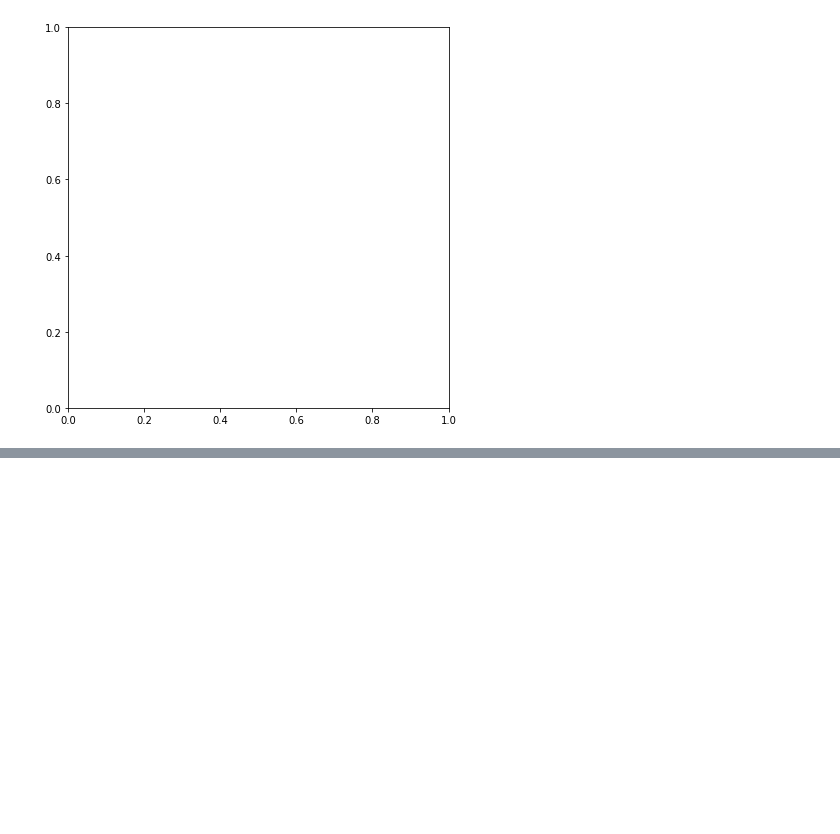
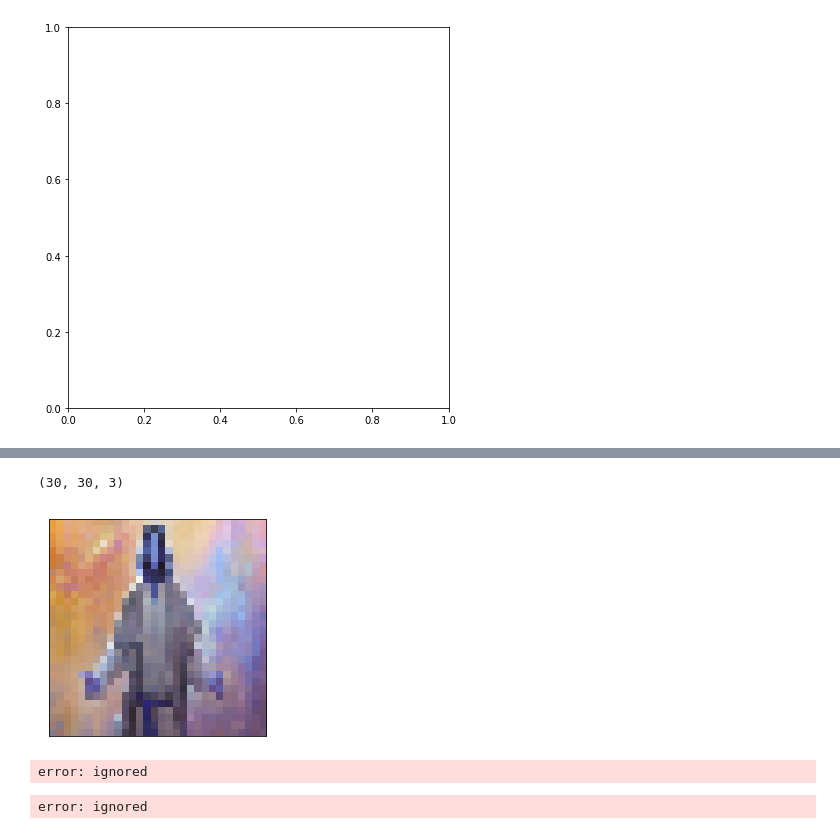
Before and after one commit to juanesgv/universidad2018-03, a Jupyter notebook: ejemplocolab.ipynb, the cells around one changed output, grey strips where cells are left out. Cells and saved outputs as stored; diff of their text form; code cells hidden in the pictures; blank space fills up the shorter version.

```diff
--- a/ejemplocolab.ipynb
+++ b/ejemplocolab.ipynb
@@ -37,0 +98,35 @@ TypeError: ignored
+# %%
+print (img.shape)
+res = cv2.resize(img, None,fx=.1, fy=.1, interpolation = cv2.INTER_CUBIC)
+print(res.shape)
+plt.imshow(res)
+plt.show()
+# %%
+print (res.shape)
+plt.imshow(res)
+plt.xticks([])
+plt.yticks([])
+plt.show()
+# %% [output]
+(30, 30, 3)
+[figure, added]
+# %%
+img_RGB =cv2.cvtColor(img_BGR,cv2.COLOR_BGR2RGB)
+
+plt.figure(figsize=(10,10))
+plt.imshow(img_RGB)
+plt.xticks([])
+plt.yticks([])
+plt.show()
+# %% [output]
+error: ignored
+# %%
+img_GRAY =cv2.cvtColor(img_BGR,cv2.COLOR_BGR2GRAY)
+
+plt.figure(figsize=(10,10))
+plt.imshow(img_GRAY,cmap='gray')
+plt.xticks([])
+plt.yticks([])
+plt.show()
+# %% [output]
+error: ignored
```
Also changed, not shown: parts of 12 cells of this notebook.
